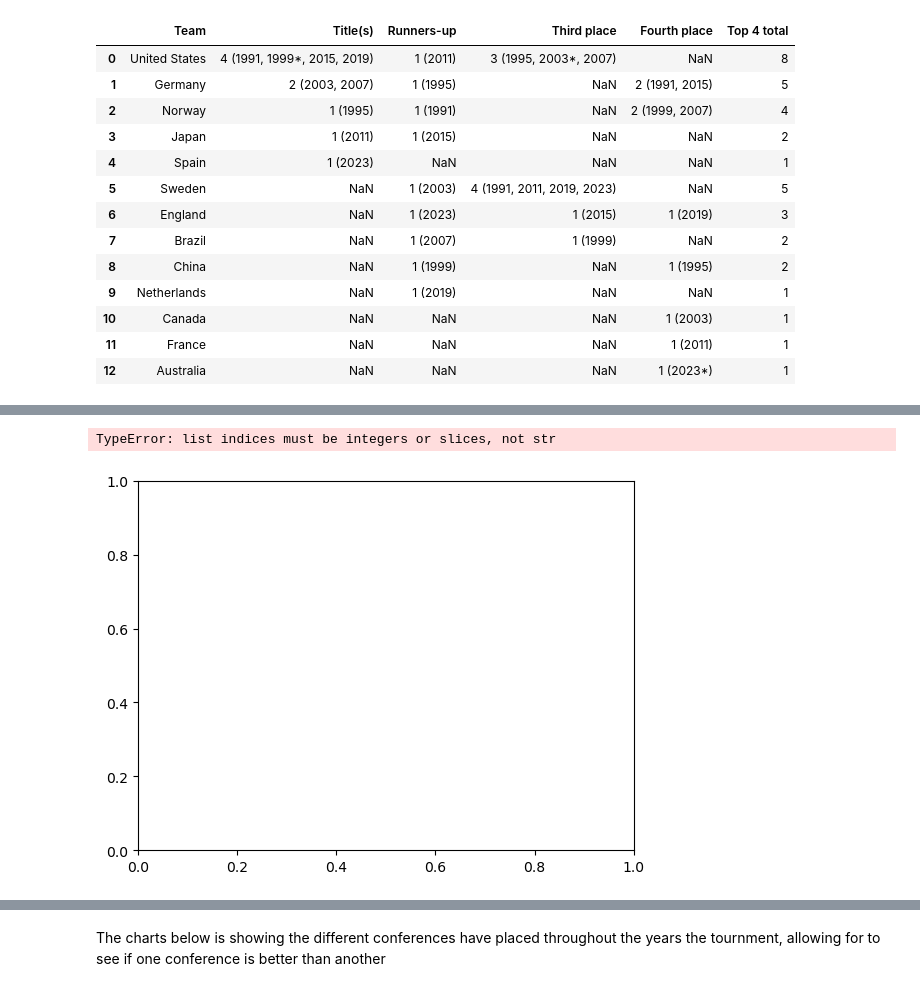
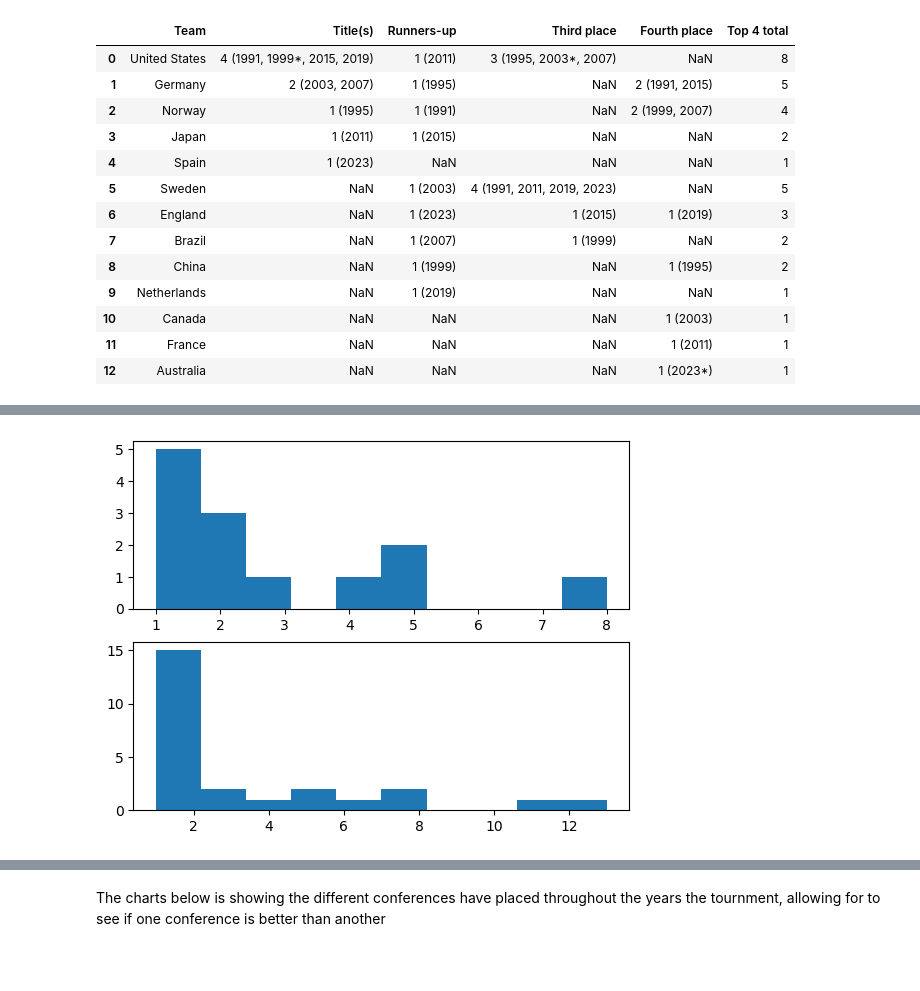
Before and after one commit to r-laurell/Data-in-EMAT, a Jupyter notebook: Analysis-Plan-Laurell.ipynb, the cells around one changed output, grey strips where cells are left out. Cells and saved outputs as stored; diff of their text form; code cells hidden in the pictures; blank space fills up the shorter version.

```diff
--- a/Analysis-Plan-Laurell.ipynb
+++ b/Analysis-Plan-Laurell.ipynb
@@ -176,3 +192,11 @@ plt.show()
+# %%
+fig8, ax8 = plt.subplots(2,1)
+ax8[0].hist(womens_world[6]['Top 4 total'])
+ax8[1].hist(mens_world[5]['Top 4 total'])
+
+plt.show()
+# %% [output]
+[figure, added]
 # %%
 mens_world[5]
 # %% [output]
@@ -193,11 +217,3 @@ mens_world[5]
 | 22 | Bulgaria | NaN | NaN | NaN | 1 (1994) | 1 |
 | 23 | South Korea | NaN | NaN | NaN | 1 (2002*) | 1 |
 | 24 | Morocco | NaN | NaN | NaN | 1 (2022) | 1 |
-# %%
-fig8, ax8 = plt.subplots()
-ax8.hist(mens_world['Top 4 total'])
-
-plt.show()
-# %% [output]
-TypeError: list indices must be integers or slices, not str
-[figure, removed]
```
Also changed, not shown: parts of 36 cells of this notebook.
